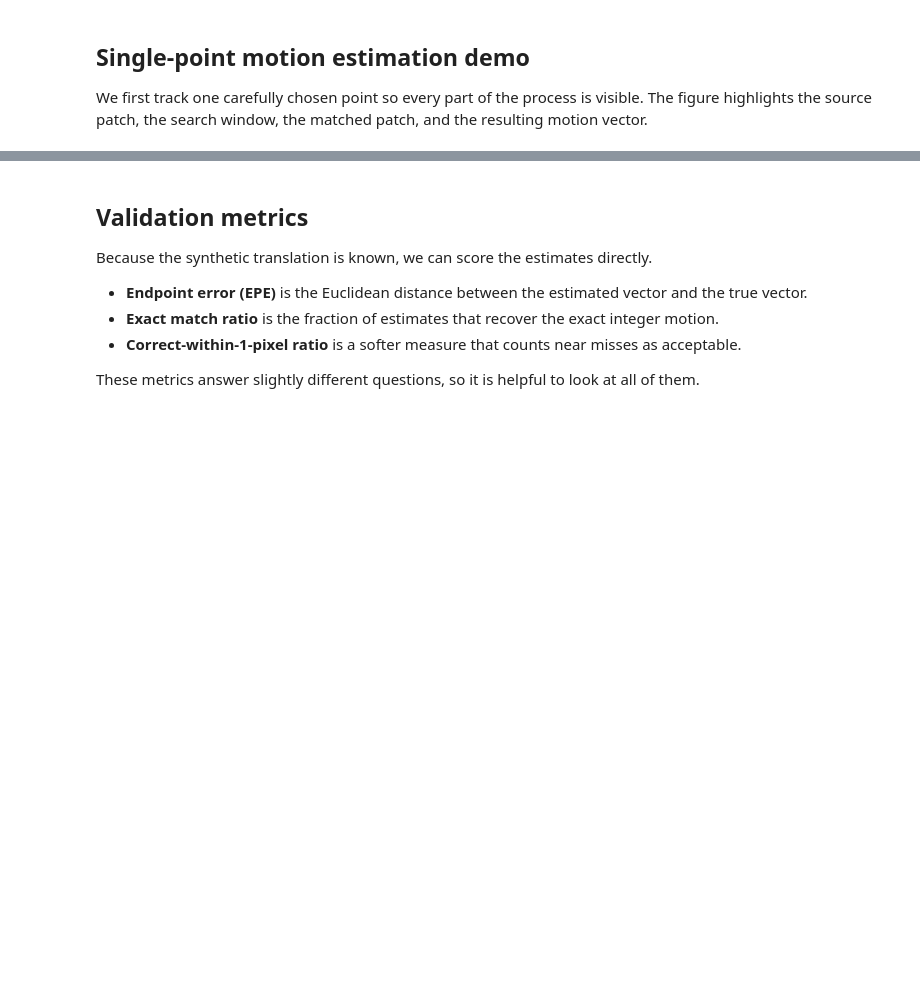
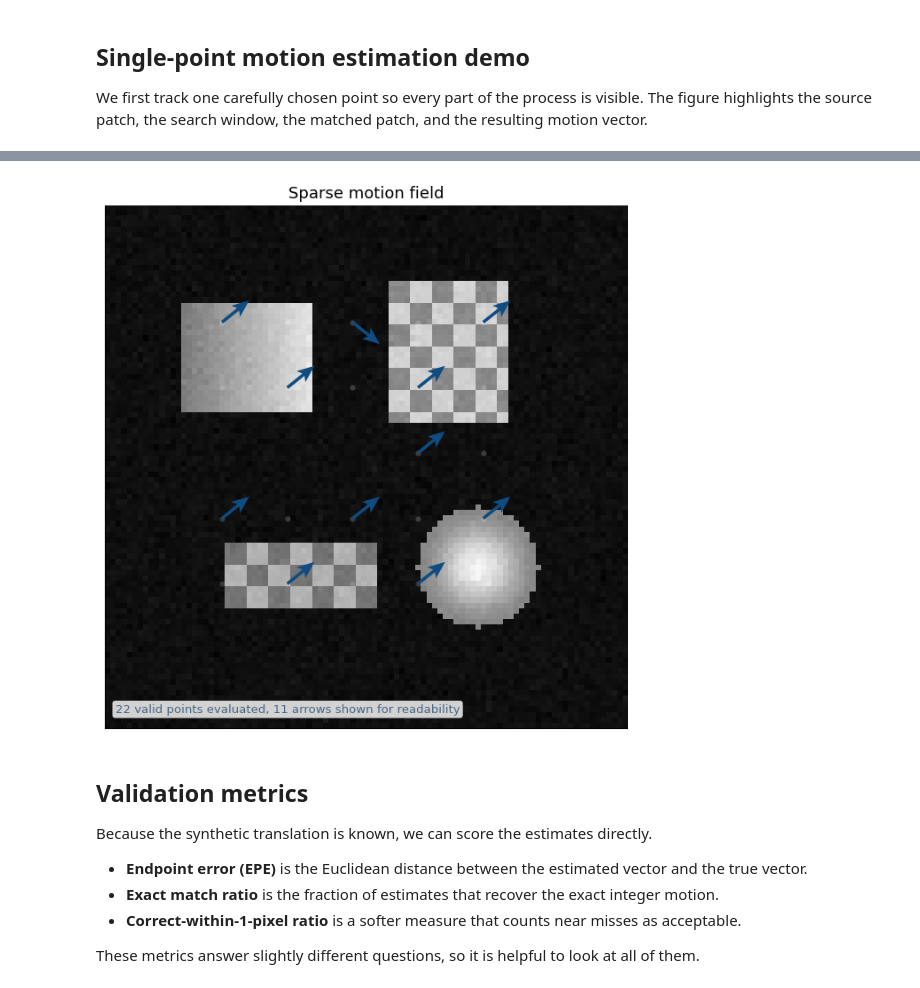
Before and after one commit to iamseba29/eng-ai-agents, a Jupyter notebook: notebooks/CV/2026/spring/final/chapter-46-motion-estimation/index.ipynb, the cells around one changed output, grey strips where cells are left out. Saved outputs shown, nothing was run; the diff lists cells and outputs as text; code cells hidden in the pictures; blank space fills up the shorter version.

```diff
--- a/notebooks/CV/2026/spring/final/chapter-46-motion-estimation/index.ipynb
+++ b/notebooks/CV/2026/spring/final/chapter-46-motion-estimation/index.ipynb
@@ -298,41 +381,52 @@ def estimate_sparse_motion(frame1, frame2, points, patch_size=11, search_radius=
     return estimates
 
 
 def summarize_motion_metrics(estimates, gt_motion):
     vectors = np.array([[item["dx"], item["dy"]] for item in estimates], dtype=float)
     gt = np.asarray(gt_motion, dtype=float)
     errors = vectors - gt[None, :]
     epe = np.sqrt(np.sum(errors ** 2, axis=1))
     exact = np.all(vectors == gt[None, :], axis=1)
     near = epe <= 1.0
     return {
         "num_points": len(estimates),
         "mean_epe": float(epe.mean()),
         "median_epe": float(np.median(epe)),
         "max_epe": float(epe.max()),
         "exact_match_ratio": float(exact.mean()),
         "within_1px_ratio": float(near.mean()),
     }
 
 
 field_patch_size = 15
 field_threshold = 0.08
-points = sample_textured_points(frame1, patch_size=field_patch_size, stride=12, threshold=field_threshold)
+candidate_points = sample_textured_points(frame1, patch_size=field_patch_size, stride=12, threshold=field_threshold)
+points = filter_trackable_points(candidate_points, frame1.shape, patch_size=field_patch_size, search_radius=8)
 estimates = estimate_sparse_motion(frame1, frame2, points, patch_size=field_patch_size, search_radius=8)
 summary = summarize_motion_metrics(estimates, gt_motion)
+display_estimates = estimates[::2]
 summary
 
-fig, ax = plt.subplots(figsize=(6.6, 6.0), constrained_layout=True)
+fig, ax = plt.subplots(figsize=(6.8, 6.2), constrained_layout=True)
 ax.imshow(frame1, cmap="gray", vmin=0, vmax=1, origin="upper")
-x_coords = np.array([item["point"][0] for item in estimates])
-y_coords = np.array([item["point"][1] for item in estimates])
-dx = np.array([item["dx"] for item in estimates])
-dy = np.array([item["dy"] for item in estimates])
-ax.quiver(x_coords, y_coords, dx, dy, color="#0f4c81", angles="xy", scale_units="xy", scale=1)
-ax.set_title("Sparse motion field estimated by patch matching")
+all_x = np.array([item["point"][0] for item in estimates])
+all_y = np.array([item["point"][1] for item in estimates])
+show_x = np.array([item["point"][0] for item in display_estimates])
+show_y = np.array([item["point"][1] for item in display_estimates])
+show_dx = np.array([item["dx"] for item in display_estimates])
+show_dy = np.array([item["dy"] for item in display_estimates])
+ax.scatter(all_x, all_y, s=20, color="white", alpha=0.18, linewidths=0)
+ax.quiver(show_x, show_y, show_dx, show_dy, color="#0f4c81", angles="xy", scale_units="xy", scale=1,
+          width=0.006, headwidth=4.5, headlength=5.5)
+ax.set_title("Sparse motion field")
+ax.text(0.02, 0.03, f"{len(estimates)} valid points evaluated, {len(display_estimates)} arrows shown for readability",
+        transform=ax.transAxes, fontsize=9.5, color="#486581",
+        bbox=dict(boxstyle="round,pad=0.25", facecolor="white", edgecolor="none", alpha=0.82))
 ax.set_xticks([])
 ax.set_yticks([])
 plt.show()
+# %% [output]
+[figure, added]
 # %% [markdown]
 ## Validation metrics
 
```
Also changed, not shown: parts of 28 cells of this notebook.
